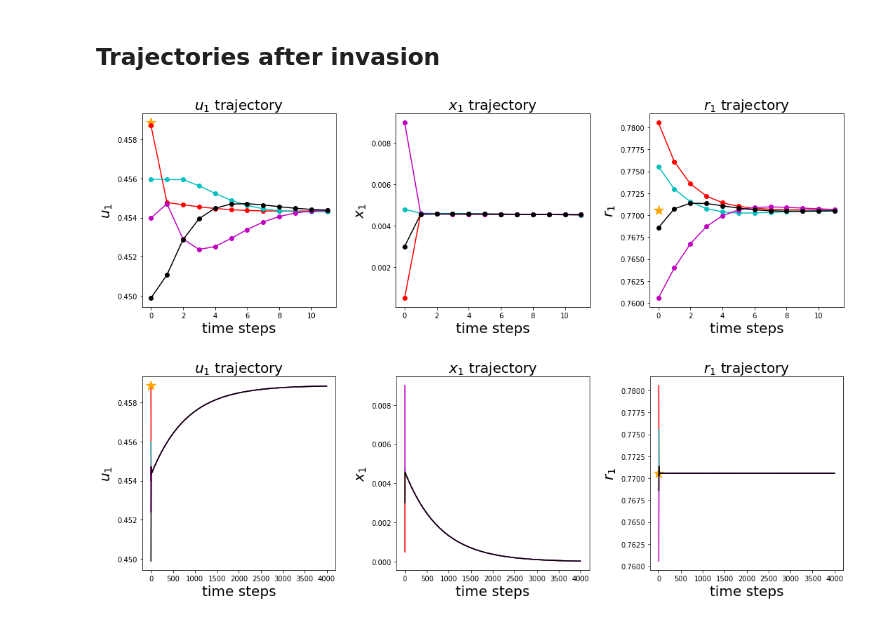
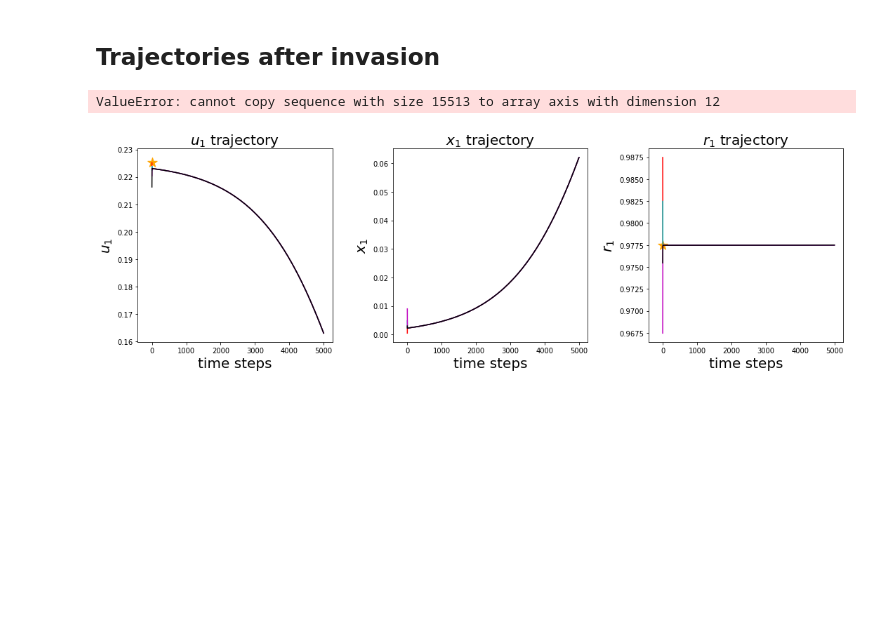
Before and after one commit to taliaborofsky/SocialLearning_Payoff, a Jupyter notebook: PO_ExternalStability.ipynb, the cells around one changed output. Drawn from its saved outputs; the diff is of its cells as text; code cells hidden in the pictures; blank space fills up the shorter version.

Commit message:
external trajectories

```diff
--- a/PO_ExternalStability.ipynb
+++ b/PO_ExternalStability.ipynb
@@ -446,7 +475,81 @@ def plot_trajectories(mu,s,beta, ds,tsteps=10, detail_plot_loc = 0, colors = ['r
+# %%
+def get_traj_dfs_no_p(mu,s,beta, ds,tsteps=10, colors = ['r','c','m','k']):
+    #not parallelized
+    u1eq, init_pts = get_init_pts(mu,s,beta)
+    init_pts['color'] = colors
+    nrow = 4
+    row_list = np.array_split(init_pts,nrow)
+    traj_df_list = [get_trajectory_external(row,ds=ds,tsteps=tsteps) for row in row_list]
+    return(traj_df_list)
+    #fig, axes = plt.subplots(1,3,figsize = (15,5),sharex=True)
+
+#     nrow = 4 #len(init_pts)
+#     row_list = np.array_split(init_pts,nrow)
+
+
+
+def plot_trajectories_no_p(mu,s,beta, ds,tsteps=10, detail_plot_loc = 0, colors = ['r','c','m','k']):
+    fig, axes = plt.subplots(1,3,figsize = (15,5),sharex=True)
+    traj_df_list = get_traj_dfs_no_p(mu,s,beta, ds,tsteps=tsteps, colors = colors)
+    for i, traj_df in enumerate(traj_df_list):
+        label = "Trajectory %d"%i
+        if tsteps < 100:
+            marker = 'o'
+        else:
+            marker=''
+        axes[0].plot(traj_df.tstep, traj_df.u1, color = colors[i], label = label, marker=marker)
+        axes[1].plot(traj_df.tstep, traj_df.x1, color = colors[i], label = label, marker=marker)
+        axes[2].plot(traj_df.tstep, traj_df.r1, color = colors[i], label = label,marker=marker)
+        # put u1eq, r1eq
+    axes[0].scatter(0,u1eq, marker='*',s=200,color = 'orange')
+    axes[2].scatter(0,1-beta*u1eq, marker='*',s=200,color = 'orange')
+
+    # set titles
+    axes[0].set_title(r'$u_1$ trajectory', fontsize = 20)
+    axes[1].set_title(r'$x_1$ trajectory', fontsize = 20)
+    axes[2].set_title(r'$r_1$ trajectory', fontsize = 20)
+
+    #set y labels
+    axes[0].set_ylabel(r'$u_1$', fontsize = 20)
+    axes[1].set_ylabel(r'$x_1$', fontsize = 20)
+    axes[2].set_ylabel(r'$r_1$', fontsize = 20)
+
+    # set x labels... doing each individually because the shared one looks weird
+    axes[0].set_xlabel('time steps', fontsize = 20)
+    axes[1].set_xlabel('time steps', fontsize = 20)
+    axes[2].set_xlabel('time steps', fontsize = 20)
+
+    fig.tight_layout(w_pad=2)
+    return(fig)
+def trajwrapper(p):
+    mu,s,beta,ds = p
+    tsteps = 50000
+    traj_df_list = get_traj_dfs_no_p(mu,s,beta, ds,tsteps=tsteps)
+    return(traj_df_list)
+
+cores = 9
+pool = Pool(cores)
+traj_list = np.vstack(pool.map(trajwrapper,points))
+pool.close()
+pool.join()
+pool.clear()
+# %% [output]
+ValueError: cannot copy sequence with size 15513 to array axis with dimension 12
 # %%
+mu,s,beta = point1a
 fig_small = plot_trajectories(mu,s,beta,0.01,tsteps=12)
 fig_big = plot_trajectories(mu,s,beta,0.01,tsteps=4000)
+fig_small.savefig('Figures/PO_Ext_Traj_1a_small.png')
+fig_big.savefig('Figures/PO_Ext_Traj_1a_big.png')
 #plot_trajectories(mu,s,beta,0.01,tsteps=10000)
-# %% [output]
-[figure, removed]
-[figure, removed]
+# %%
+mu,s,beta = point1a
+fig_small = plot_trajectories(mu,s,beta,-0.01,tsteps=12)
+fig_big = plot_trajectories(mu,s,beta,-0.01,tsteps=50000)
+fig_small.savefig('Figures/PO_Ext_Traj_1a_small_decreaseS.png')
+fig_big.savefig('Figures/PO_Ext_Traj_1a_big_decreaseS.png')
+#plot_trajectories(mu,s,beta,0.01,tsteps=10000)
+# %%
+fig_big
+# %% [output]
+[figure, added]
```
Also changed, not shown: parts of 18 cells of this notebook, 36 other files.
